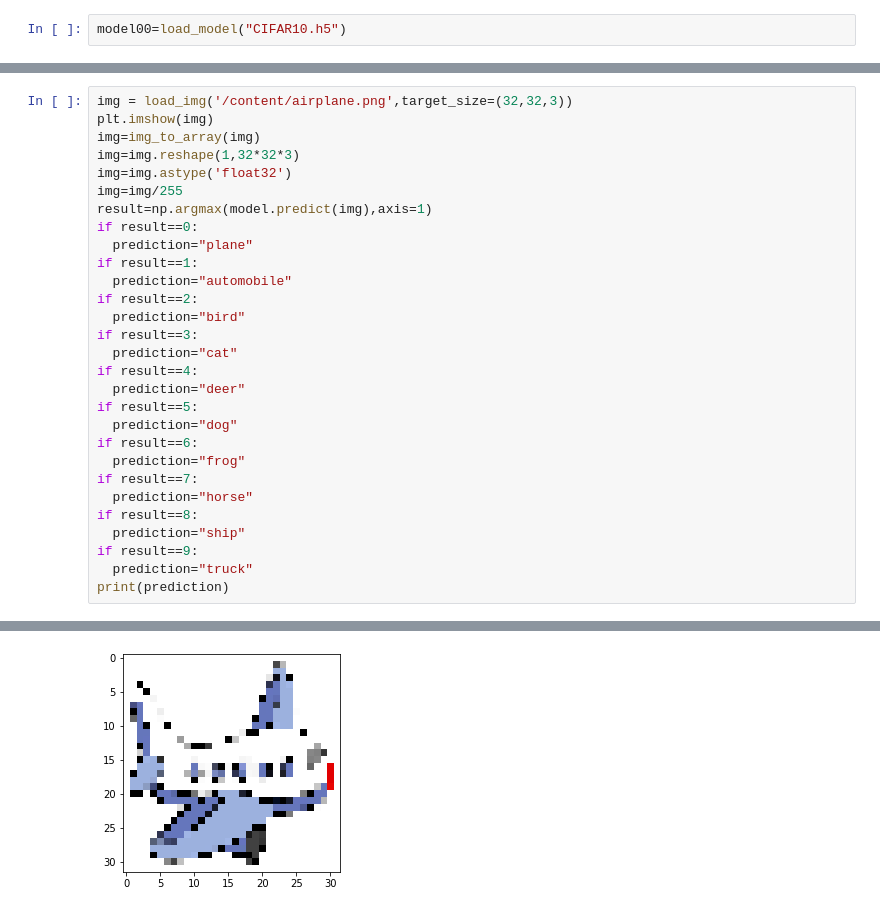
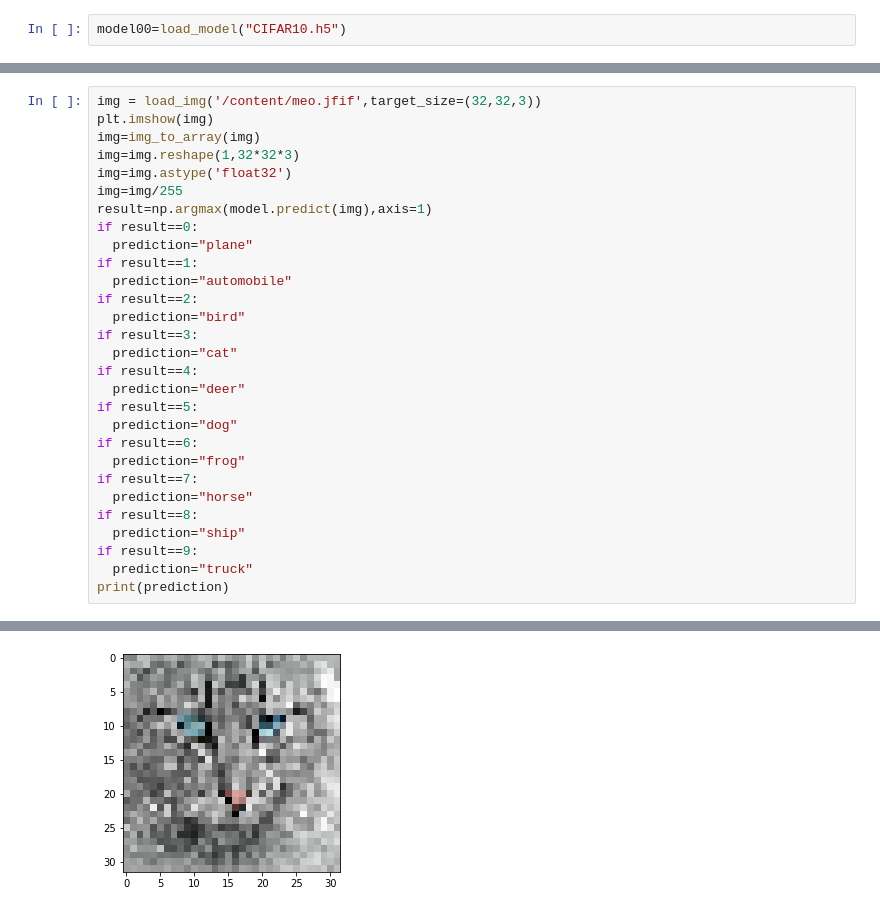
Before and after one commit to DuongDuyThoai/b-i-t-p, a Jupyter notebook: 25_10.ipynb, the cells around one changed output, grey strips where cells are left out. Saved outputs shown, nothing was run; the diff lists cells and outputs as text.

```diff
--- a/25_10.ipynb
+++ b/25_10.ipynb
@@ -121,5 +121,5 @@ Train Accuracy 0.7418199777603149
 # %%
-img = load_img('/content/airplane.png',target_size=(32,32,3))
+img = load_img('/content/meo.jfif',target_size=(32,32,3))
 plt.imshow(img)
 img=img_to_array(img)
 img=img.reshape(1,32*32*3)
@@ -153 +153 @@ plane
-[figure, old version]
+[figure, new version]
```
Also changed, not shown: parts of 4 cells of this notebook.
